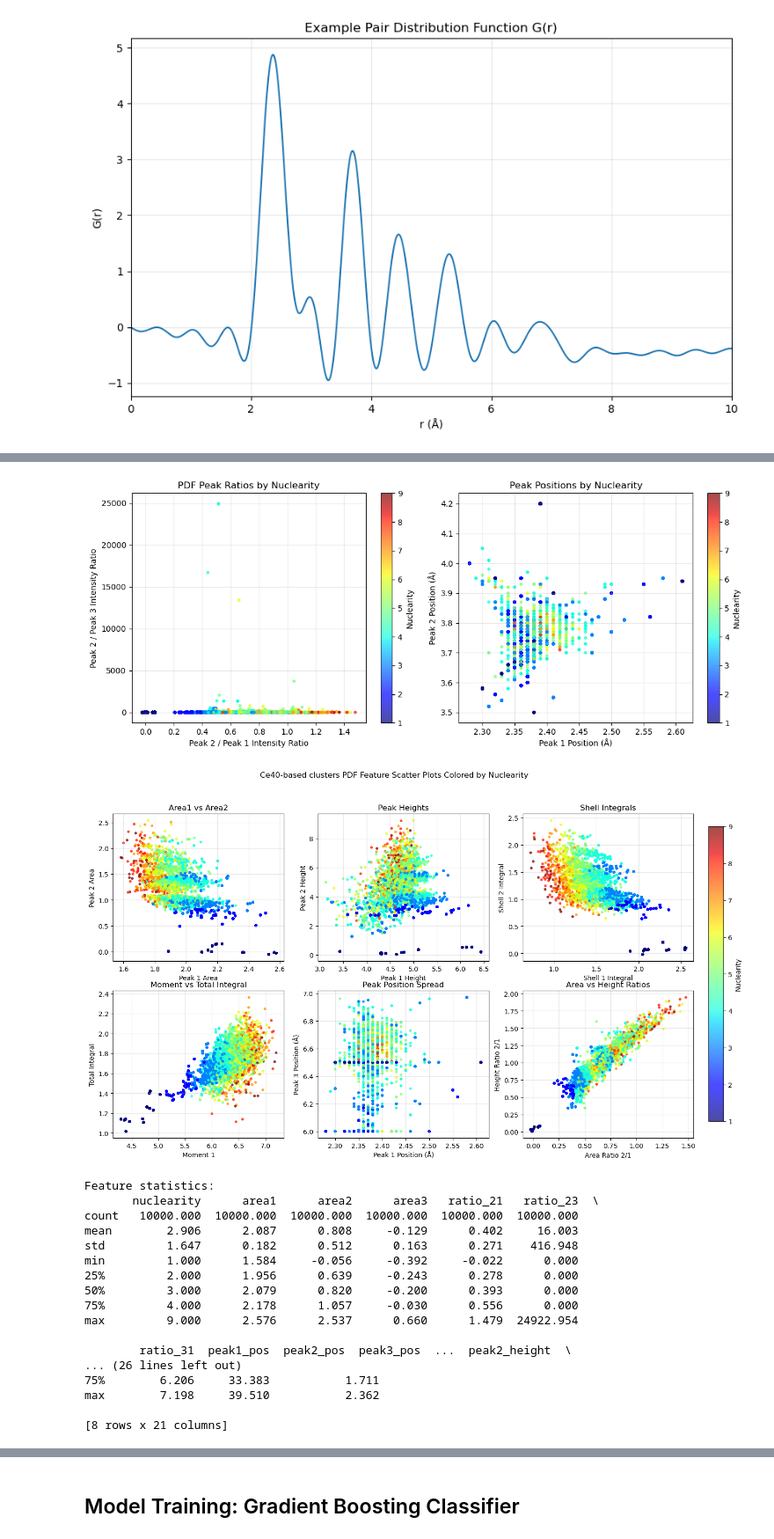
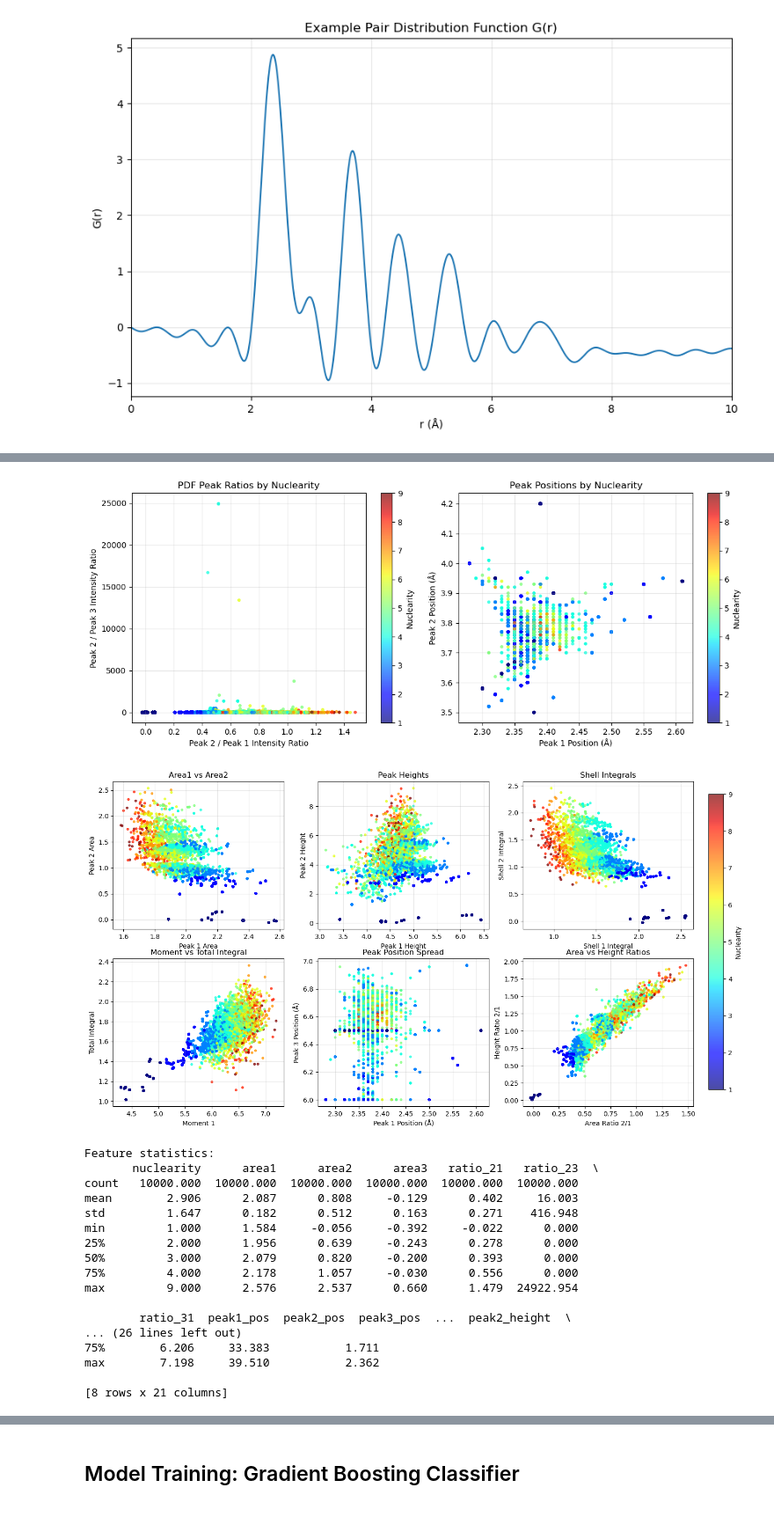
Before and after one commit to grebenyyk/PDF-NN, a Jupyter notebook: complete workflow/descriptors/B-descriptors-Ce40.ipynb, the cells around one changed output, grey strips where cells are left out. Shown at 88% size. Drawn from its saved outputs; the diff is of its cells as text; code cells hidden in the pictures; blank space fills up the shorter version.

Commit message:
add uniform plotting of dispersion analysis

```diff
--- a/complete workflow/descriptors/B-descriptors-Ce40.ipynb
+++ b/complete workflow/descriptors/B-descriptors-Ce40.ipynb
@@ -302,35 +302,35 @@ axes[1, 1].set_title('Peak Position Spread')
 axes[1, 1].grid(True, alpha=0.3)
 
 axes[1, 2].scatter(features_data['ratio_21'], features_data['height_21'], **scatter_kwargs)
 axes[1, 2].set_xlabel('Area Ratio 2/1')
 axes[1, 2].set_ylabel('Height Ratio 2/1')
 axes[1, 2].set_title('Area vs Height Ratios')
 axes[1, 2].grid(True, alpha=0.3)
 
 fig.colorbar(axes[0, 0].collections[0], ax=axes, label='Nuclearity', shrink=1, cax=fig.add_axes([0.92, 0.15, 0.02, 0.7]))
-fig.suptitle('Ce40-based clusters PDF Feature Scatter Plots Colored by Nuclearity')
+#fig.suptitle('Ce40-based clusters PDF Feature Scatter Plots Colored by Nuclearity')
 #plt.tight_layout()
 plt.show()
 
 # Display feature statistics
 print("\nFeature statistics:")
 print(features_data.describe().round(3))
 # %% [output]
 Loaded 10000 samples with 20 features
 Nuclearity distribution:
 1    2188
 2    2614
 3    2100
 4    1433
 5     857
 6     472
 7     215
 8      95
 9      26
 Name: nuclearity, dtype: int64
 [figure]
 [figure]
-[figure, old version]
+[figure, new version]
 Feature statistics:
        nuclearity      area1      area2      area3   ratio_21   ratio_23  \
 count   10000.000  10000.000  10000.000  10000.000  10000.000  10000.000
```
Also changed, not shown: parts of 1 cell of this notebook, 1 other file.
